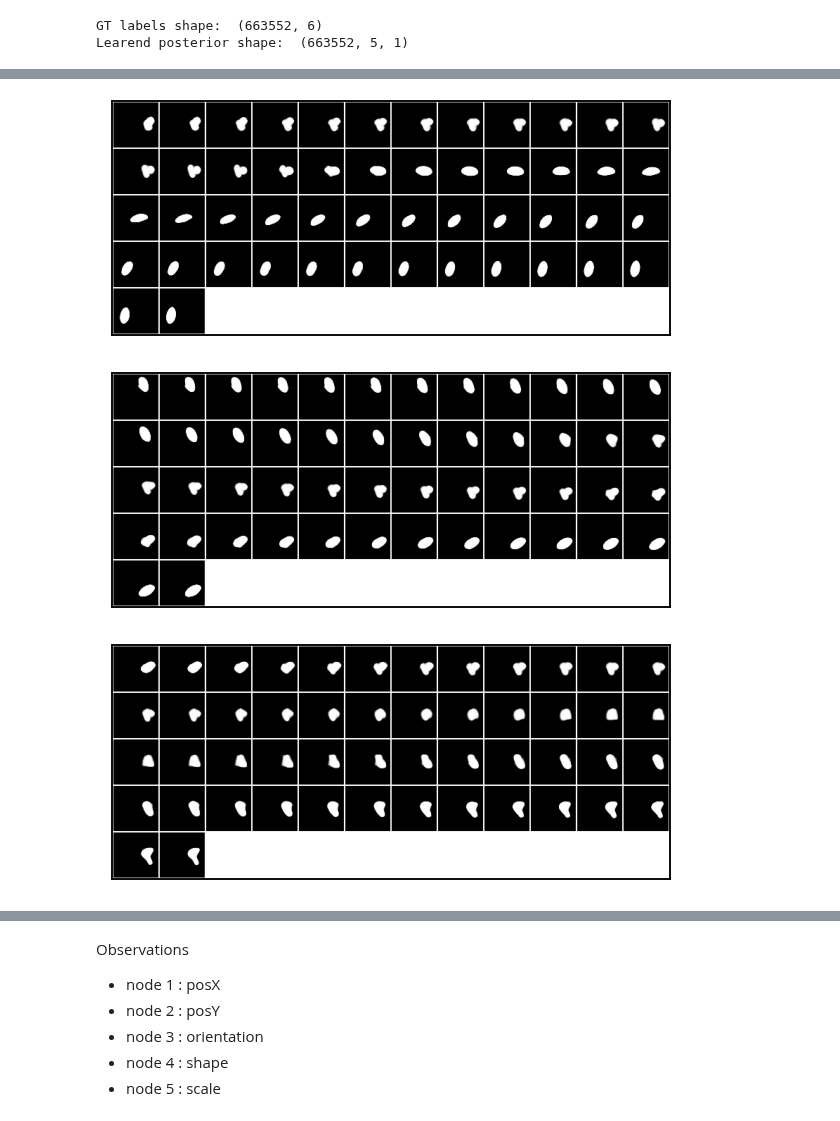
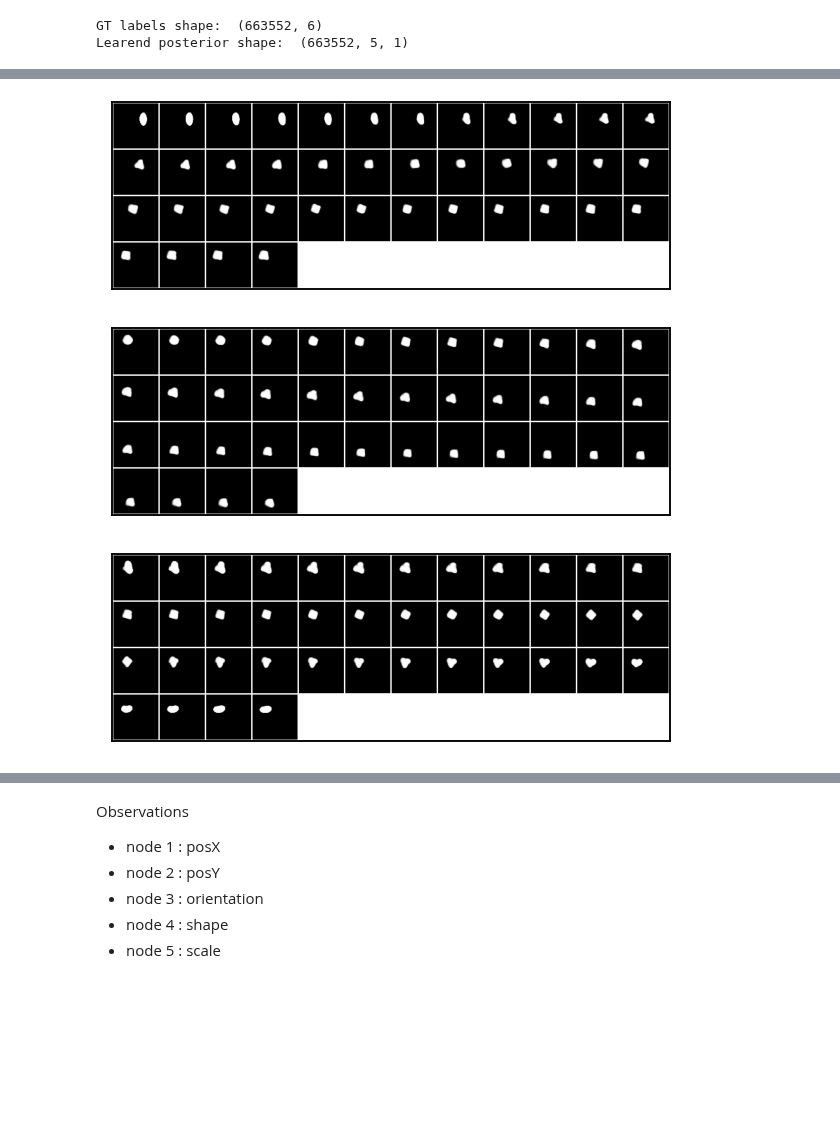
Before and after one commit to muhammadyaseen/vae-disentanglement, a Jupyter notebook: notebooks/DSprites LatentNN - w_kld1.ipynb, the cells around one changed output, grey strips where cells are left out. Drawn from its saved outputs; the diff is of its cells as text; code cells hidden in the pictures; blank space fills up the shorter version.

```diff
--- a/notebooks/DSprites LatentNN - w_kld1.ipynb
+++ b/notebooks/DSprites LatentNN - w_kld1.ipynb
@@ -204,11 +206,11 @@ ref_img = ref_img.unsqueeze(0).to(current_device)
 # %%
 # hard interventions
-intervention_values = torch.arange(-2.5,2.5,0.1).to(current_device)
+intervention_values = torch.arange(-2.0,2.0,0.1).to(current_device)
 anchor_image = ref_img
 
 for intervened_node in range(0, vae_model.num_nodes):
     nbutils.latentnn_show_intervention_atlas_from_anchor(intervened_node, intervention_values, anchor_image, vae_model)
 # %% [output]
-[figure, old version]
+[figure, new version]
-[figure, old version]
+[figure, new version]
-[figure, old version]
+[figure, new version]
```
Also changed, not shown: parts of 15 cells of this notebook, 15 other files.
